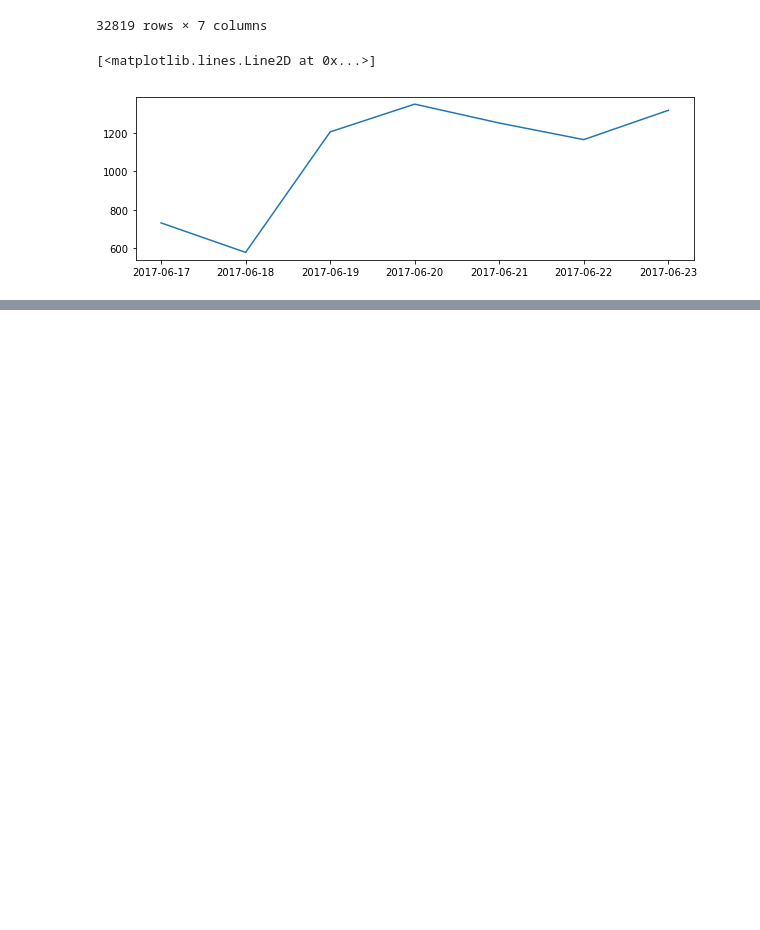
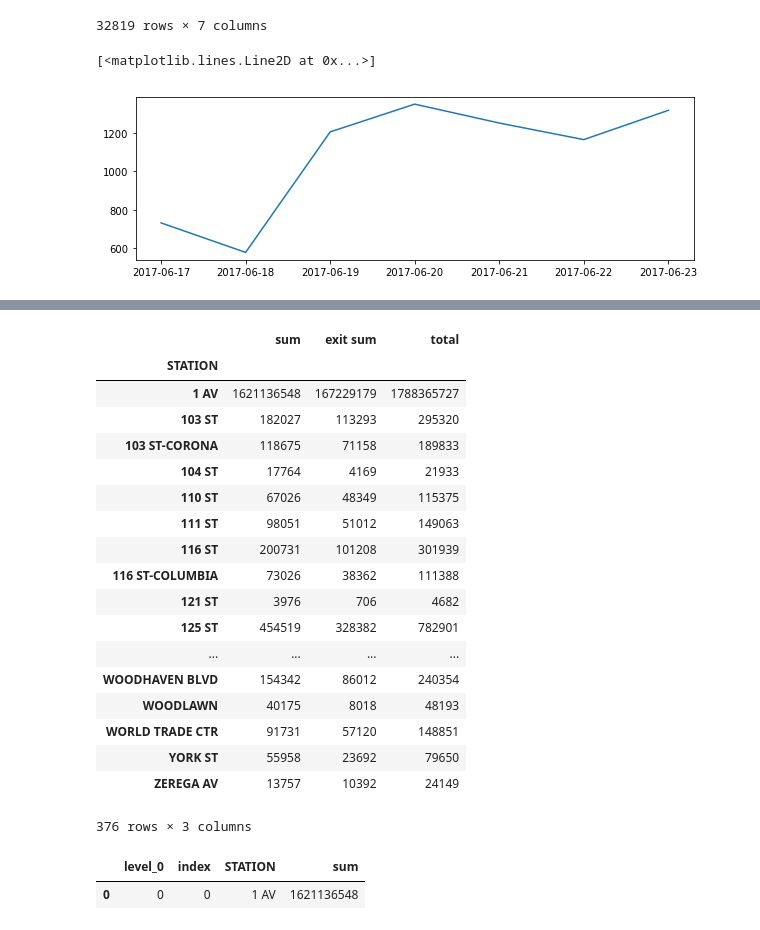
Before and after one commit to ameerbajwa/Benson, a Jupyter notebook: benson_code_Rachel.ipynb, the cells around one changed output, grey strips where cells are left out. Drawn from its saved outputs; the diff is of its cells as text; code cells hidden in the pictures; blank space fills up the shorter version.

```diff
--- a/benson_code_Rachel.ipynb
+++ b/benson_code_Rachel.ipynb
@@ -88,3 +90,8 @@ entry_date_count
 | 32817 | TRAM2 | R469 | 00-05-01 | RIT-ROOSEVELT | 06/22/2017 | 0 |
 | 32818 | TRAM2 | R469 | 00-05-01 | RIT-ROOSEVELT | 06/23/2017 | 0 |
 32819 rows × 6 columns
+# %%
+exit_date_count=station_date.EXITS.apply(lambda x: x.max() - x.min())
+exit_date_count
+exit_date_count=exit_date_count.reset_index()
+exit_date_count.columns
@@ -158,0 +169,3 @@ station_entry_week_count
+# %%
+station_exit_week_count=exit_date_count.groupby('STATION').EXITS.agg(['sum'])
+station_exit_week_count
@@ -158,0 +192,32 @@ station_entry_week_count
+# %%
+station_entry_week_count['exit sum']=station_exit_week_count['sum']
+station_entry_week_count['total']=station_entry_week_count['exit sum']+station_entry_week_count['sum']
+station_entry_week_count
+# %% [output]
+|  | sum | exit sum | total |
+| STATION |  |  |  |
+| 1 AV | 1621136548 | 167229179 | 1788365727 |
+| 103 ST | 182027 | 113293 | 295320 |
+| 103 ST-CORONA | 118675 | 71158 | 189833 |
+| 104 ST | 17764 | 4169 | 21933 |
+| 110 ST | 67026 | 48349 | 115375 |
+| 111 ST | 98051 | 51012 | 149063 |
+| 116 ST | 200731 | 101208 | 301939 |
+| 116 ST-COLUMBIA | 73026 | 38362 | 111388 |
+| 121 ST | 3976 | 706 | 4682 |
+| 125 ST | 454519 | 328382 | 782901 |
+| ... | ... | ... | ... |
+| WOODHAVEN BLVD | 154342 | 86012 | 240354 |
+| WOODLAWN | 40175 | 8018 | 48193 |
+| WORLD TRADE CTR | 91731 | 57120 | 148851 |
+| YORK ST | 55958 | 23692 | 79650 |
+| ZEREGA AV | 13757 | 10392 | 24149 |
+376 rows × 3 columns
+# %%
+##selecting a particular station##
+station_entry_week_count=station_entry_week_count.reset_index()
+station_entry_week_count
+station_entry_week_count.loc[station_entry_week_count.STATION=='1 AV']
+# %% [output]
+|  | level_0 | index | STATION | sum |
+| 0 | 0 | 0 | 1 AV | 1621136548 |
```
Also changed, not shown: parts of 9 cells of this notebook.
